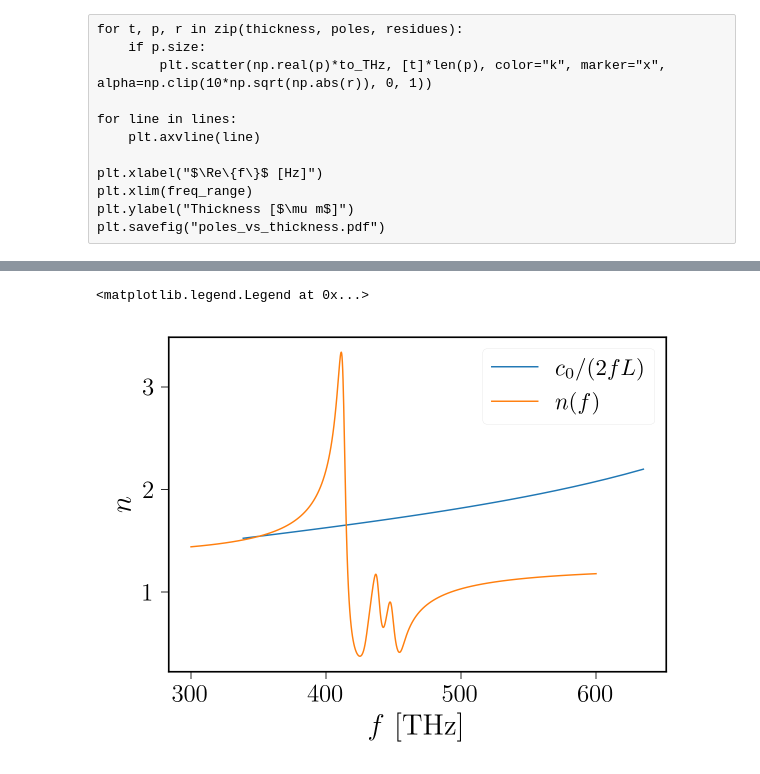
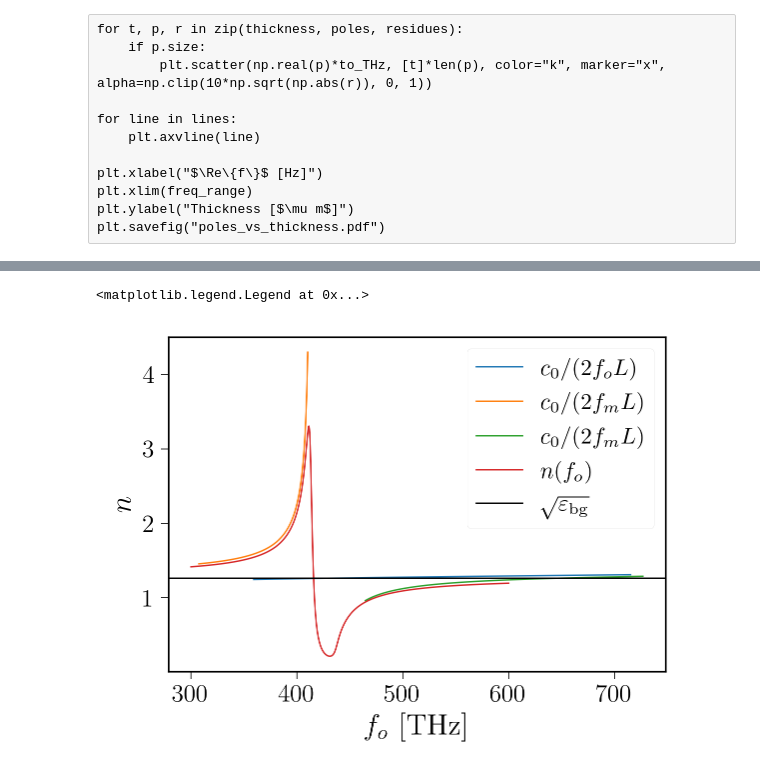
Before and after one commit to jan-david-fischbach/agsurmof, a Jupyter notebook: notebooks/plot_subdivide_results.ipynb, the cells around one changed output, grey strips where cells are left out. Saved outputs shown, nothing was run; the diff lists cells and outputs as text; code cells hidden in the pictures.

```diff
--- a/notebooks/plot_subdivide_results.ipynb
+++ b/notebooks/plot_subdivide_results.ipynb
@@ -32,7 +32,7 @@ damping=1
 # name = "large_sweep_3pole"
 # fig_width = 190*mm
 
-npoles = 3
+npoles = 0
 fnames = [
     f"fine_{npoles}pole_{osc}osc_{damping}damping.pkl",
 ]
@@ -55,6 +55,9 @@ sorter = np.argsort(thickness)
 poles    = [poles[i]    for i in sorter]
 residues = [residues[i] for i in sorter]
 thickness = np.array(thickness)[sorter]
+
+
+#TODO: filter = [len(p)>0 for p in poles]
 # %% [output]
 An NVIDIA GPU may be present on this machine, but a CUDA-enabled jaxlib is not installed. Falling back to cpu.
 # %%
@@ -216,10 +225,22 @@ if npoles == 3:
 elif npoles==2:
   selection = [3,9,1] if osc==0.1 else [1,4,18]
 else:
-  selection = [1,120]
+  if osc==0.25 and damping==0.1:
+    selection=[59, 69]
+    mode_number = 20
+  elif osc==1 and damping==1:
+    selection=[44, 142]
+    mode_number = 10
+  else:
+    selection = [1,120]
 fundamental = poles_tracked_filtered[:, selection]
-splitting = (fundamental[:, 0]-fundamental[:, -1])*to_THz
-plt.plot(thickness, splitting)
-rabi_idx = np.nanargmin(np.abs(splitting))
-f_rabi = np.nanmin(np.abs(splitting))
+
+plt.plot(thickness, fundamental*to_THz)
+plt.twinx()
+
+splitting = np.abs(np.real(fundamental[:, 0]-fundamental[:, -1]))*to_THz
+plt.plot(thickness, splitting, "r--")
+plt.ylabel("Splitting")
+rabi_idx = np.nanargmin(splitting)
+f_rabi = np.nanmin(splitting)
 # %% [output]
@@ -291,0 +313,5 @@ else:
+# %%
+om_os=np.array(om_os)
+fund = fundamental*to_THz*2*np.pi
+plt.plot(om_os.real, om_os.imag)
+plt.plot(fund.real, fund.imag)
@@ -292,18 +322,19 @@ else:
 # %%
 from scipy.constants import c as c0
-om_os=np.array(om_os)
-
 w_r = np.linspace(300, 600, 1200)
 
 eps_r = eps_cav(w_r/to_THz, npoles, osc, damping)
-plt.plot(om_os/(2*np.pi), (np.pi*c0)/(om_os*1e12*thickness*1e-6), label="$c_0/(2fL)$")
-plt.plot(w_r, np.sqrt(eps_r), label="$n(f)$")
-plt.xlabel("$f$ [THz]")
+plt.plot(om_os/(2*np.pi), (np.pi*c0*mode_number)/(om_os.real*1e12*thickness*1e-6), label="$c_0/(2f_oL)$")
+plt.plot(fund/(2*np.pi), (np.pi*c0*mode_number)/(fund*1e12*thickness[:, None]*1e-6), label="$c_0/(2f_mL)$")
+
+plt.plot(w_r, np.sqrt(eps_r), label="$n(f_o)$")
+plt.axhline(np.sqrt(1.6), color="k", label=r"$\sqrt{\varepsilon_\mathrm{bg}}$")
+plt.xlabel("$f_o$ [THz]")
 plt.ylabel("$n$")
 plt.legend()
 # %% [output]
 <matplotlib.legend.Legend at 0x...>
-[figure, old version]
+[figure, new version]
 # %%
 fig, axs = plt.subplots(2, 1, sharex=True, figsize=(fig_width,80*mm), constrained_layout=True)
 plt.sca(axs[0])
```
Also changed, not shown: parts of 7 cells of this notebook, 21 other files.
